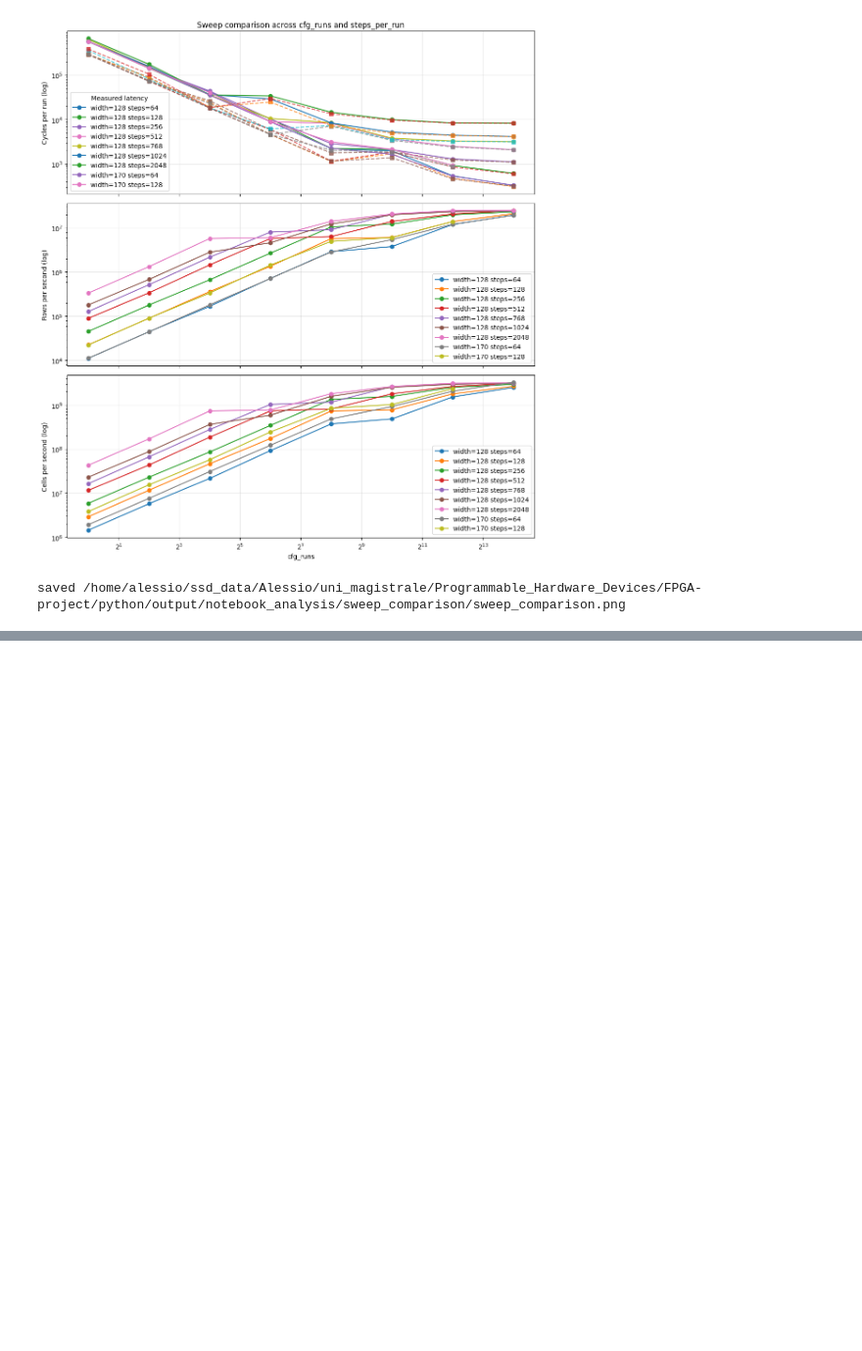
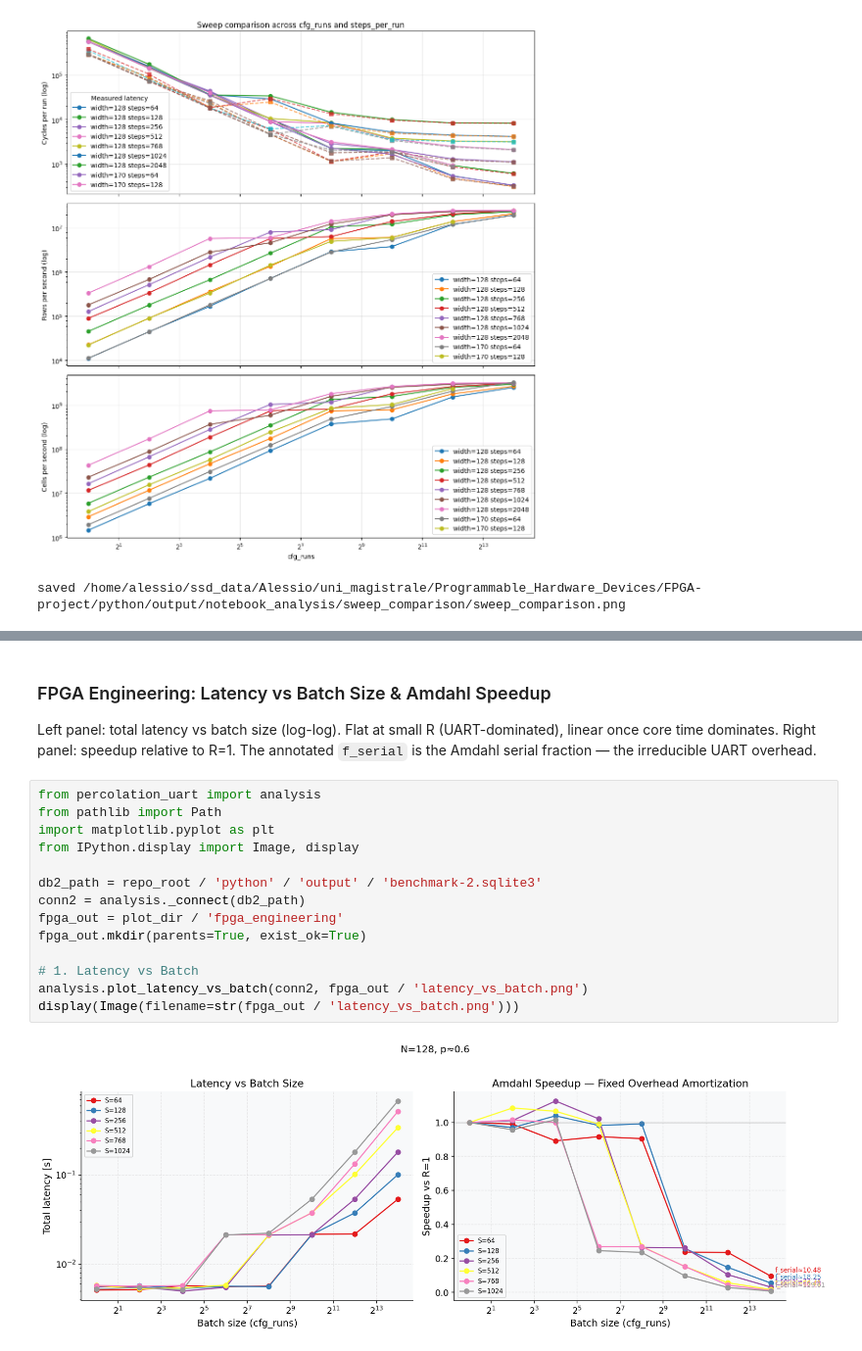
Before and after one commit to tusca99/FPGA-project, a Jupyter notebook: python/analysis_notebook.ipynb, the cells around one changed output, grey strips where cells are left out. Shown at 98% size. Cells and saved outputs as stored; diff of their text form; blank space fills up the shorter version.

Commit message:
some other plots

```diff
--- a/python/analysis_notebook.ipynb
+++ b/python/analysis_notebook.ipynb
@@ -355,0 +372,22 @@ saved /home/alessio/ssd_data/Alessio/uni_magistrale/Programmable_Hardware_Device
+# %% [markdown]
+### FPGA Engineering: Latency vs Batch Size & Amdahl Speedup
+
+Left panel: total latency vs batch size (log-log). Flat at small R (UART-dominated),
+linear once core time dominates. Right panel: speedup relative to R=1. The
+annotated `f_serial` is the Amdahl serial fraction — the irreducible UART overhead.
+# %%
+from percolation_uart import analysis
+from pathlib import Path
+import matplotlib.pyplot as plt
+from IPython.display import Image, display
+
+db2_path = repo_root / 'python' / 'output' / 'benchmark-2.sqlite3'
+conn2 = analysis._connect(db2_path)
+fpga_out = plot_dir / 'fpga_engineering'
+fpga_out.mkdir(parents=True, exist_ok=True)
+
+# 1. Latency vs Batch
+analysis.plot_latency_vs_batch(conn2, fpga_out / 'latency_vs_batch.png')
+display(Image(filename=str(fpga_out / 'latency_vs_batch.png')))
+# %% [output]
+[figure, added]
```
Also changed, not shown: parts of 5 cells of this notebook, 16 other files.
